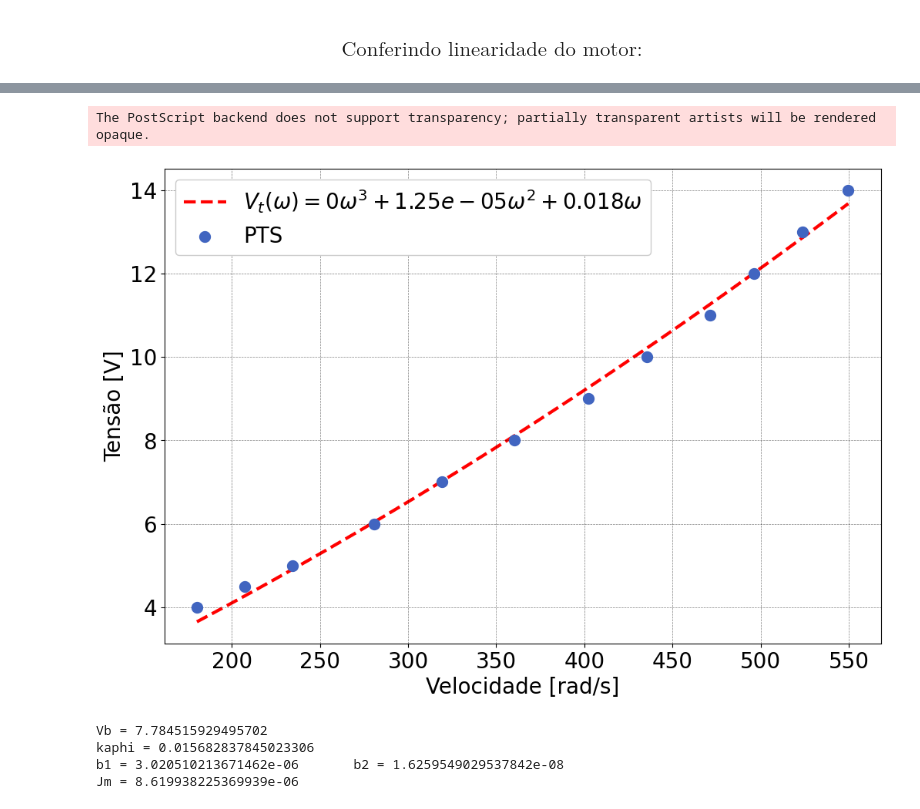
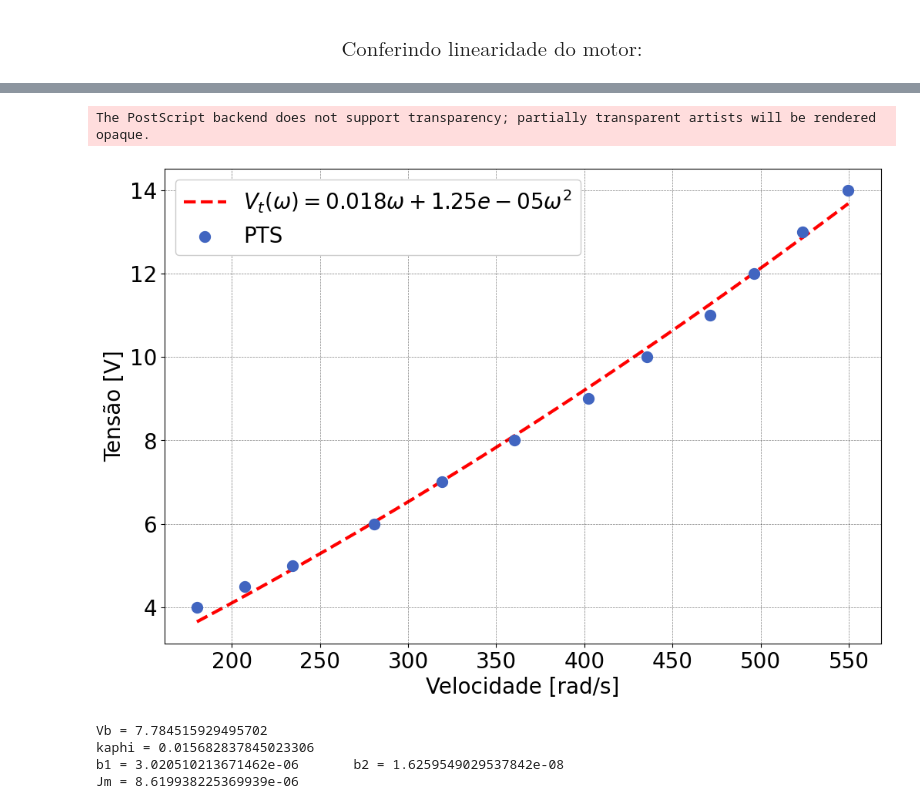
Before and after one commit to ErickNMA/LCD, a Jupyter notebook: ensaios_planta/fan-plate_analisys.ipynb, the cells around one changed output, grey strips where cells are left out. Cells and saved outputs as stored; diff of their text form; code cells hidden in the pictures.

```diff
--- a/ensaios_planta/fan-plate_analisys.ipynb
+++ b/ensaios_planta/fan-plate_analisys.ipynb
@@ -149,29 +149,29 @@ The PostScript backend does not support transparency; partially transparent arti
 # %%
 #Ajuste cúbico sem termo independente:
 A = []
 for w in nmot:
     A.append([w, w**2])
 A = np.array(A)
 B = np.array(vmot)[:, np.newaxis]
 C = (np.linalg.inv(A.T@A)@A.T@B).T[0]
 
 c1 = C[0]
 c2 = C[1]
 
 #Ajuste dos dados:
 vadj = np.polyval(np.array([c2, c1, 0]), nreg)
 
 #Plot:
 plt.figure()
-plt.plot(nreg, vadj, linestyle='dashed', color='r', zorder=0, label=f'$V_t(\omega) = {round(0,10)}\omega^3 + {round(c2,7)}\omega^2 + {round(c1,4)}\omega$')
+plt.plot(nreg, vadj, linestyle='dashed', color='r', zorder=0, label=f'$V_t(\omega) = {round(c1,4)}\omega + {round(c2,7)}\omega^2$')
 plt.scatter(nmot, vmot,  linewidth=5, zorder=1, label='PTS')
 plt.ylabel('Tensão [V]')
 plt.xlabel('Velocidade [rad/s]')
 plt.legend()
-plt.savefig('curves/motwxv2.eps', dpi=600, transparent=True, bbox_inches='tight')
+plt.savefig('curves/motwxv.eps', dpi=600, transparent=True, bbox_inches='tight')
 # %% [output]
 The PostScript backend does not support transparency; partially transparent artists will be rendered opaque.
-[figure, old version]
+[figure, new version]
 # %%
 #Cálulo da força contra-eletromotriz (para tensão nominal e a vazio):
 vb = vt-Ra*y2lpf[-1]
```
Also changed, not shown: parts of 7 cells of this notebook, 34 other files.
